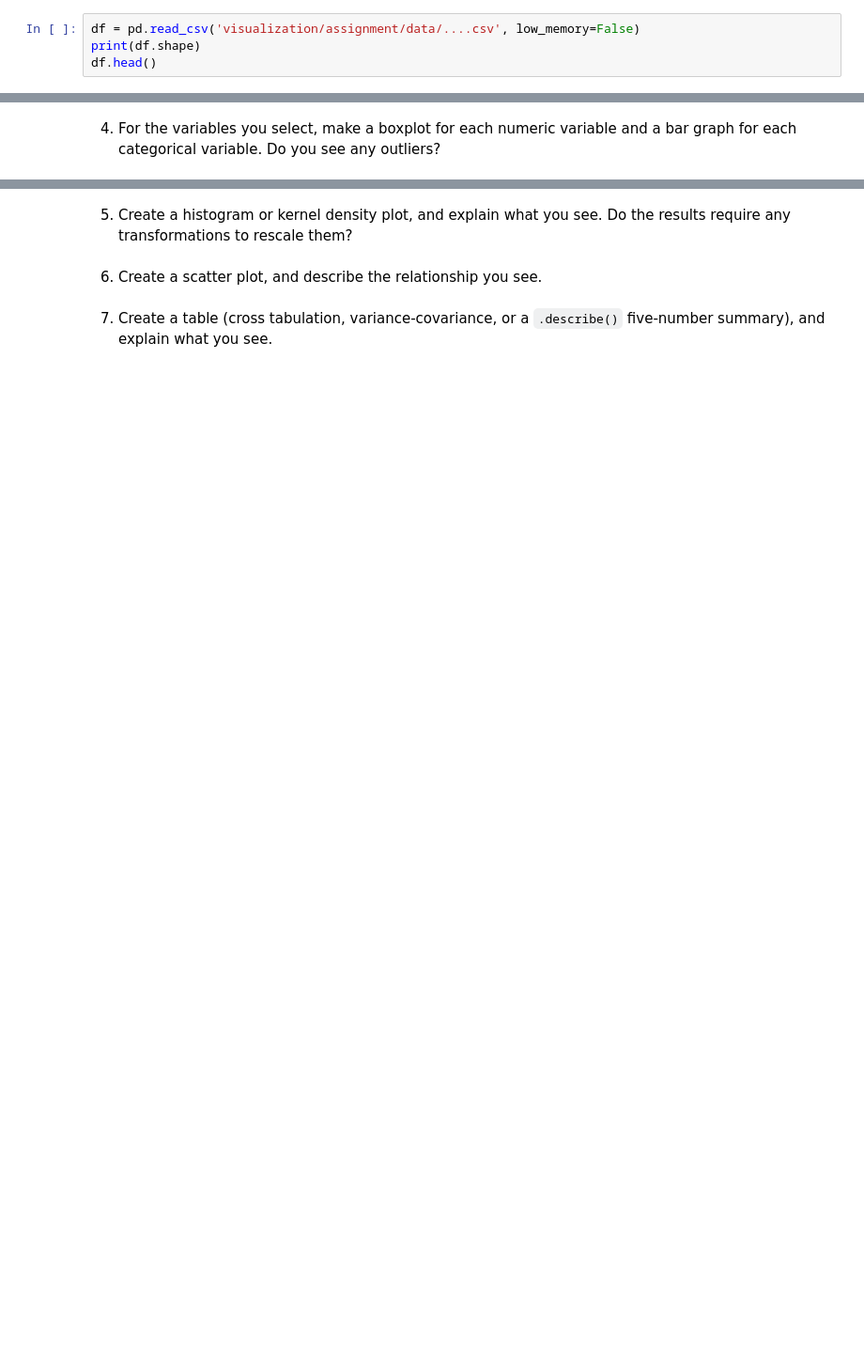
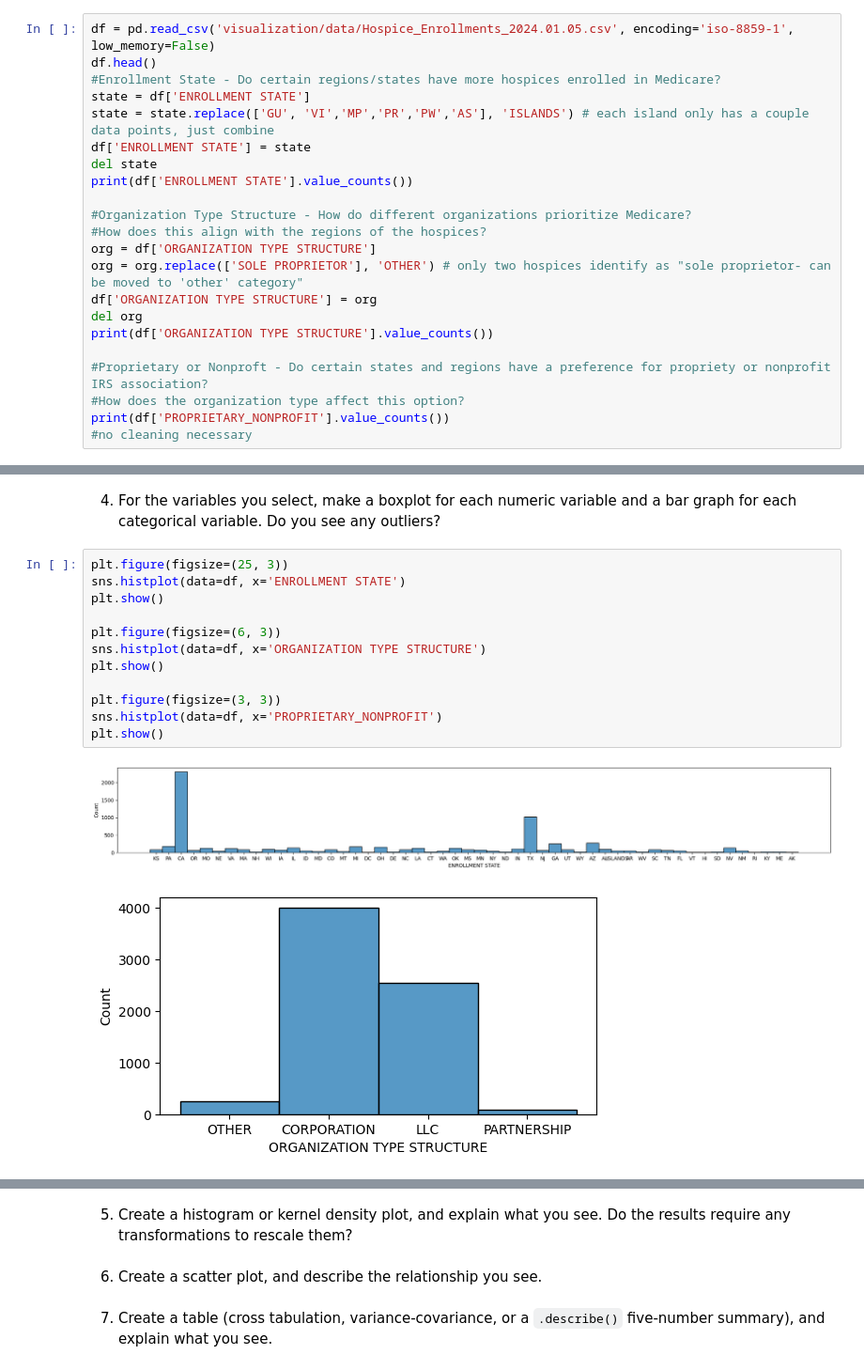
Before and after one commit to jennyschilling/visualization, a Jupyter notebook: assignment/assignment.ipynb, the cells around one changed output, grey strips where cells are left out. Shown: that part at 94% size. Drawn from its saved outputs; the diff is of its cells as text; blank space fills up the shorter version.

```diff
--- a/assignment/assignment.ipynb
+++ b/assignment/assignment.ipynb
@@ -218,6 +218,24 @@ The data dictionary does not document how missing details are handled, despite t
 # %% [markdown]
 3. Pick out a few interesting variables, and explain why you find them jointly interesting. Clean those variables, documenting your choices by commenting in the code or in a markdown chunk in a notebook.
 # %%
-df = pd.read_csv('visualization/assignment/data/....csv', low_memory=False)
-print(df.shape)
+df = pd.read_csv('visualization/data/Hospice_Enrollments_2024.01.05.csv', encoding='iso-8859-1', low_memory=False)
 df.head()
+#Enrollment State - Do certain regions/states have more hospices enrolled in Medicare?
+state = df['ENROLLMENT STATE']
+state = state.replace(['GU', 'VI','MP','PR','PW','AS'], 'ISLANDS') # each island only has a couple data points, just combine
+df['ENROLLMENT STATE'] = state
+del state
+print(df['ENROLLMENT STATE'].value_counts())
+
+#Organization Type Structure - How do different organizations prioritize Medicare?
+#How does this align with the regions of the hospices?
+org = df['ORGANIZATION TYPE STRUCTURE']
+org = org.replace(['SOLE PROPRIETOR'], 'OTHER') # only two hospices identify as "sole proprietor- can be moved to 'other' category"
+df['ORGANIZATION TYPE STRUCTURE'] = org
+del org
+print(df['ORGANIZATION TYPE STRUCTURE'].value_counts())
+
+#Proprietary or Nonproft - Do certain states and regions have a preference for propriety or nonprofit IRS association?
+#How does the organization type affect this option?
+print(df['PROPRIETARY_NONPROFIT'].value_counts())
+#no cleaning necessary
@@ -224,2 +260,17 @@ df.head()
 # %% [markdown]
 4. For the variables you select, make a boxplot for each numeric variable and a bar graph for each categorical variable. Do you see any outliers?
+# %%
+plt.figure(figsize=(25, 3))
+sns.histplot(data=df, x='ENROLLMENT STATE')
+plt.show()
+
+plt.figure(figsize=(6, 3))
+sns.histplot(data=df, x='ORGANIZATION TYPE STRUCTURE')
+plt.show()
+
+plt.figure(figsize=(3, 3))
+sns.histplot(data=df, x='PROPRIETARY_NONPROFIT')
+plt.show()
+# %% [output]
+[figure, added]
+[figure, added]
```
Also changed, not shown: parts of 4 cells of this notebook.
